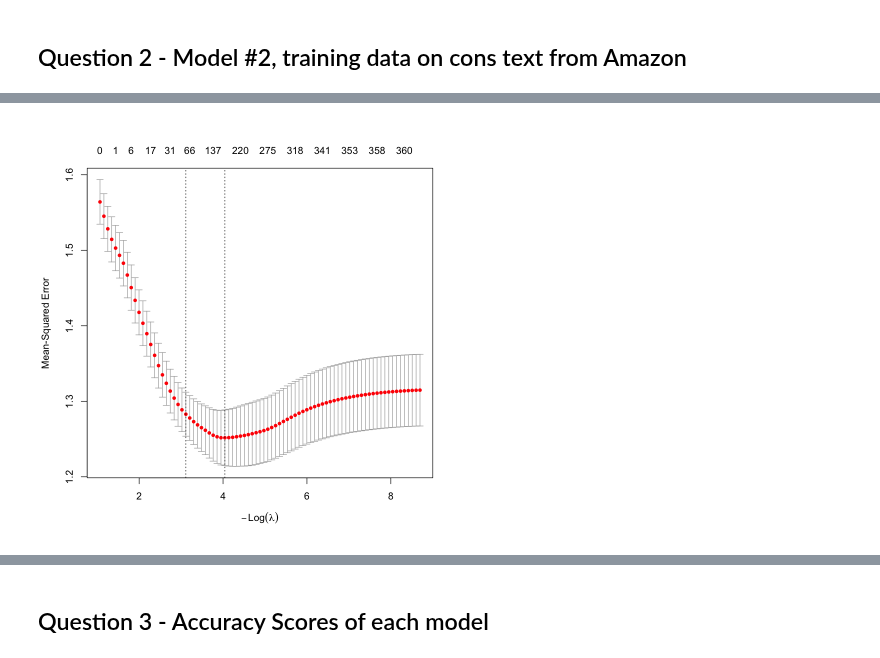
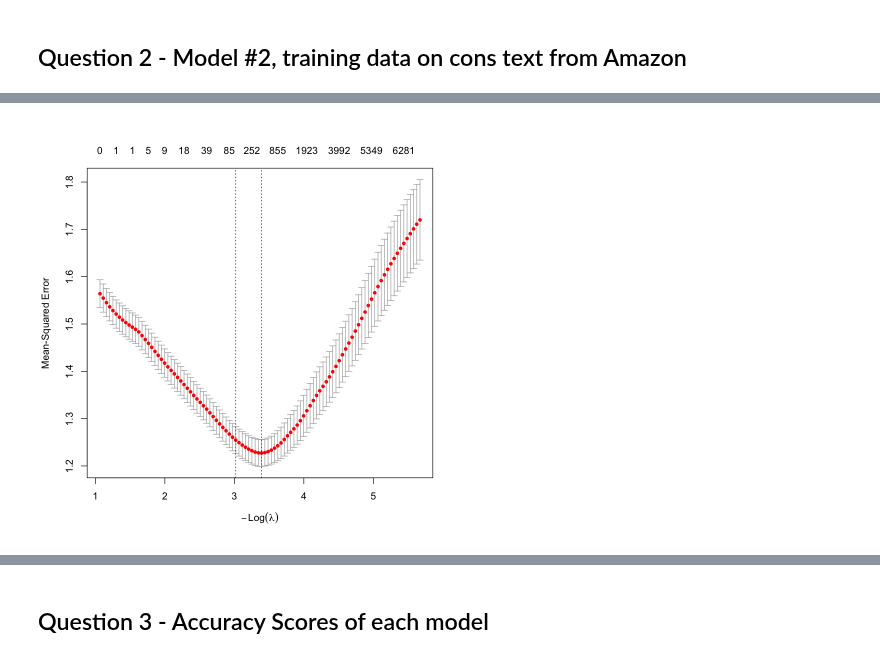
Before and after one commit to hivan04/text-mining, a Jupyter notebook: w2/m2/assignment2.ipynb, the cells around one changed output, grey strips where cells are left out. Saved outputs shown, nothing was run; the diff lists cells and outputs as text; code cells hidden in the pictures.

```diff
--- a/w2/m2/assignment2.ipynb
+++ b/w2/m2/assignment2.ipynb
@@ -205,26 +195,29 @@ A data.frame: 1 × 3
 # %%
 # Second Model - Trained on Cons Text
 
-amazon_train_2<-gd_train %>%
-  filter(company=="amazon")
+amazon_train_2 <- gd_train %>%
+  filter(company == "amazon")
 
-amazon_test_2<-gd_test %>%
-  filter(company=="amazon")
+amazon_test_2 <- gd_test %>%
+  filter(company == "amazon")
 
-amazon_train_cons_df <- dfm_amazon_train_cons
-amazon_train_cons_df <- as.data.frame(dfm_amazon_train_cons_df)
+# DFM (cons)
+dfm_amazon_train_cons <- TMEF_dfm(
+  amazon_train_2$cons,
+  ngrams = 1:2,
+  min.prop = 0
+) %>%
+  convert(to = "matrix")
 
-dfm_amazon_train_cons<-TMEF_dfm(amazon_train_2$cons,ngrams=1:2) %>%
-  convert(to="matrix")
+# Labels
+amazon_train_Y <- amazon_train_2 %>% pull(overall)
 
-amazon_train_Y<-amazon_train_2 %>%
-  pull(overall)
+# Fit LASSO
+amazon_model_cons <- cv.glmnet(
+  x = dfm_amazon_train_cons,
+  y = amazon_train_Y
+)
 
-# Put training data into LASSO model
-
-amazon_model_cons<-cv.glmnet(x=dfm_amazon_train_cons,
-                             y=amazon_train_Y)
-
-# Check the tuning to see if there is useful information
+# Check tuning
 plot(amazon_model_cons)
 # %% [output]
@@ -231,3 +226,3 @@ plot(amazon_model_cons)
-[figure, old version]
+[figure, new version]
 # %%
 # Test the model on the pros text from amazon
```
Also changed, not shown: parts of 31 cells of this notebook, 1 other file.
